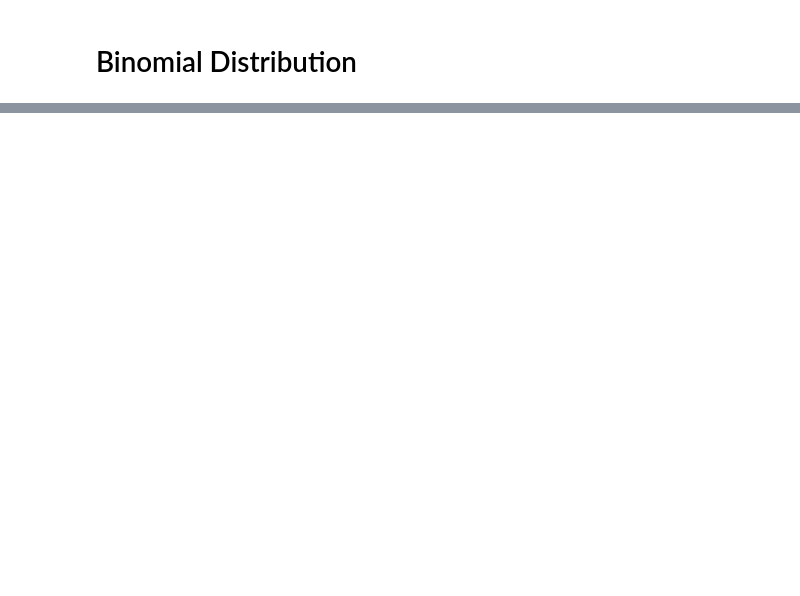
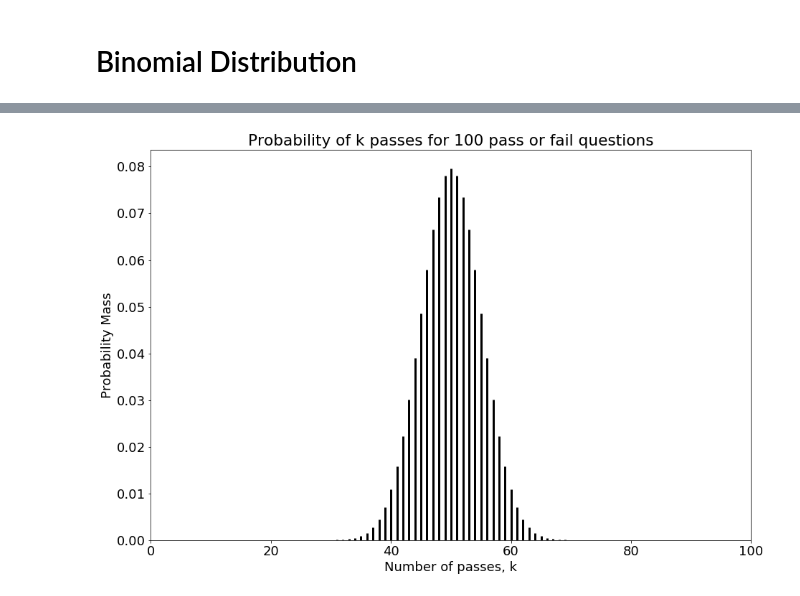
Before and after one commit to noahkim4648/Phys-434-Portfolio, a Jupyter notebook: Lab1/Lab1.ipynb, the cells around one changed output, grey strips where cells are left out. Saved outputs shown, nothing was run; the diff lists cells and outputs as text; code cells hidden in the pictures; blank space fills up the shorter version.

```diff
--- a/Lab1/Lab1.ipynb
+++ b/Lab1/Lab1.ipynb
@@ -116,0 +141,4 @@ plot_coinflips(10, width=3)
+# %%
+plot_pass_fail(100)
+# %% [output]
+[figure, added]
```
Also changed, not shown: parts of 46 cells of this notebook.
